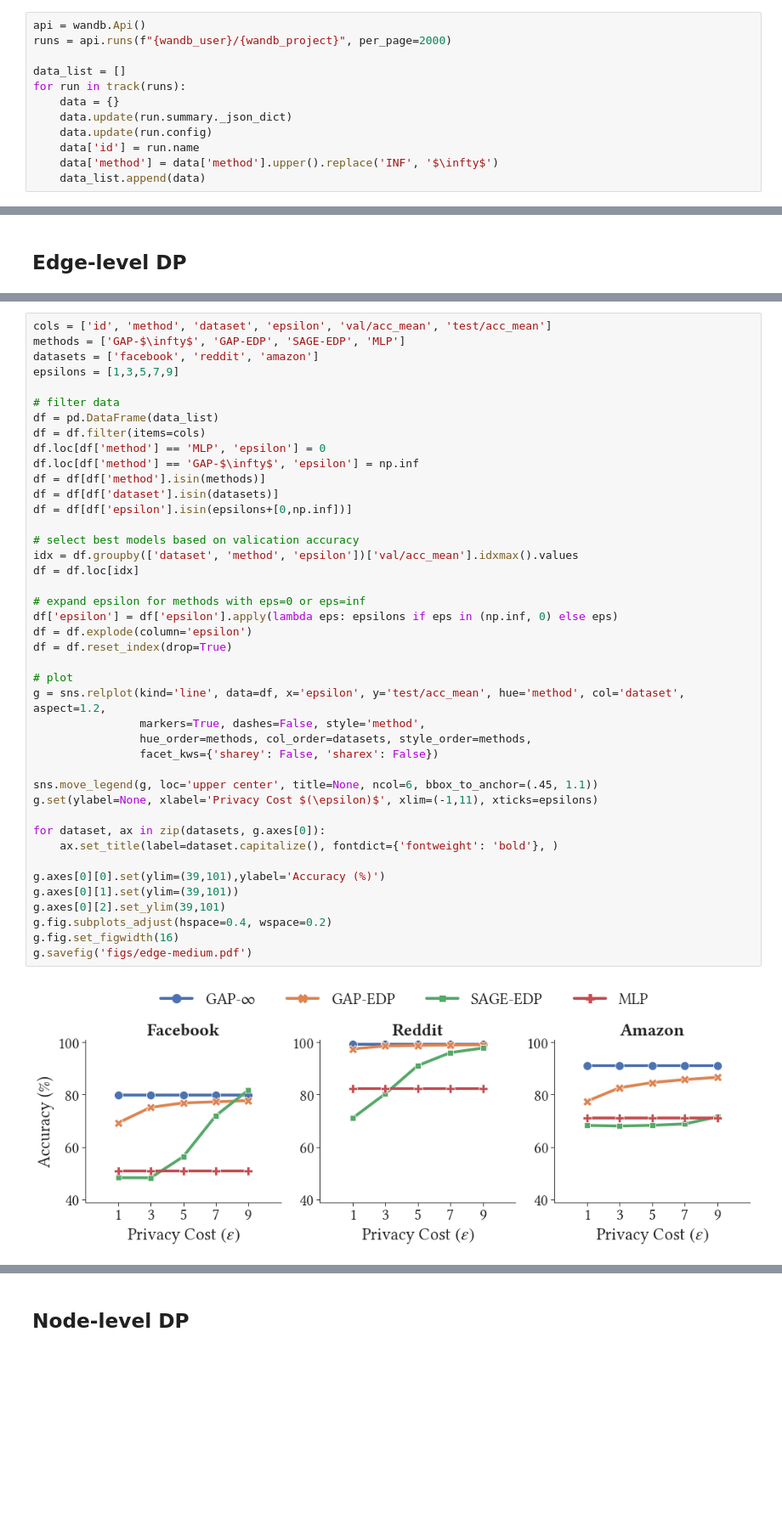
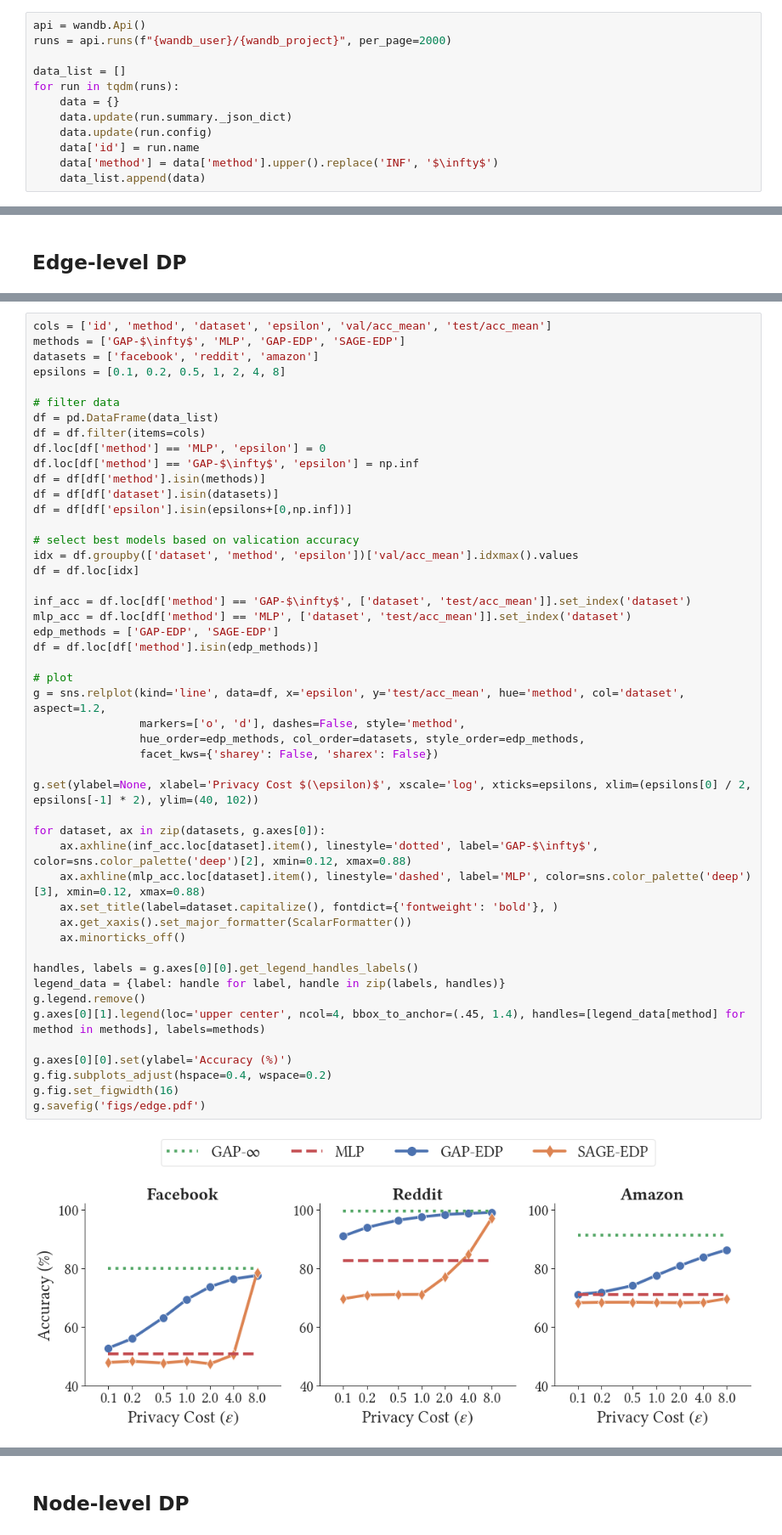
Before and after one commit to sisaman/GAP, a Jupyter notebook: results.ipynb, the cells around one changed output, grey strips where cells are left out. Shown at 85% size. Cells and saved outputs as stored; diff of their text form; blank space fills up the shorter version.

```diff
--- a/results.ipynb
+++ b/results.ipynb
@@ -41,7 +48,7 @@ api = wandb.Api()
 runs = api.runs(f"{wandb_user}/{wandb_project}", per_page=2000)
 
 data_list = []
-for run in track(runs):
+for run in tqdm(runs):
     data = {}
     data.update(run.summary._json_dict)
     data.update(run.config)
@@ -124,44 +140,50 @@ df
 # %%
 cols = ['id', 'method', 'dataset', 'epsilon', 'val/acc_mean', 'test/acc_mean']
-methods = ['GAP-$\infty$', 'GAP-EDP', 'SAGE-EDP', 'MLP']
+methods = ['GAP-$\infty$', 'MLP', 'GAP-EDP', 'SAGE-EDP']
 datasets = ['facebook', 'reddit', 'amazon']
-epsilons = [1,3,5,7,9]
+epsilons = [0.1, 0.2, 0.5, 1, 2, 4, 8]
 
 # filter data
 df = pd.DataFrame(data_list)
 df = df.filter(items=cols)
 df.loc[df['method'] == 'MLP', 'epsilon'] = 0
 df.loc[df['method'] == 'GAP-$\infty$', 'epsilon'] = np.inf
 df = df[df['method'].isin(methods)]
 df = df[df['dataset'].isin(datasets)]
 df = df[df['epsilon'].isin(epsilons+[0,np.inf])]
 
 # select best models based on valication accuracy
 idx = df.groupby(['dataset', 'method', 'epsilon'])['val/acc_mean'].idxmax().values
 df = df.loc[idx]
 
-# expand epsilon for methods with eps=0 or eps=inf
-df['epsilon'] = df['epsilon'].apply(lambda eps: epsilons if eps in (np.inf, 0) else eps)
-df = df.explode(column='epsilon')
-df = df.reset_index(drop=True)
+inf_acc = df.loc[df['method'] == 'GAP-$\infty$', ['dataset', 'test/acc_mean']].set_index('dataset')
+mlp_acc = df.loc[df['method'] == 'MLP', ['dataset', 'test/acc_mean']].set_index('dataset')
+edp_methods = ['GAP-EDP', 'SAGE-EDP']
+df = df.loc[df['method'].isin(edp_methods)]
 
 # plot
 g = sns.relplot(kind='line', data=df, x='epsilon', y='test/acc_mean', hue='method', col='dataset', aspect=1.2,
-                markers=True, dashes=False, style='method',
-                hue_order=methods, col_order=datasets, style_order=methods,
+                markers=['o', 'd'], dashes=False, style='method',
+                hue_order=edp_methods, col_order=datasets, style_order=edp_methods,
                 facet_kws={'sharey': False, 'sharex': False})
 
-sns.move_legend(g, loc='upper center', title=None, ncol=6, bbox_to_anchor=(.45, 1.1))
-g.set(ylabel=None, xlabel='Privacy Cost $(\epsilon)$', xlim=(-1,11), xticks=epsilons)
+g.set(ylabel=None, xlabel='Privacy Cost $(\epsilon)$', xscale='log', xticks=epsilons, xlim=(epsilons[0] / 2, epsilons[-1] * 2), ylim=(40, 102))
 
 for dataset, ax in zip(datasets, g.axes[0]):
+    ax.axhline(inf_acc.loc[dataset].item(), linestyle='dotted', label='GAP-$\infty$', color=sns.color_palette('deep')[2], xmin=0.12, xmax=0.88)
+    ax.axhline(mlp_acc.loc[dataset].item(), linestyle='dashed', label='MLP', color=sns.color_palette('deep')[3], xmin=0.12, xmax=0.88)
     ax.set_title(label=dataset.capitalize(), fontdict={'fontweight': 'bold'}, )
+    ax.get_xaxis().set_major_formatter(ScalarFormatter())
+    ax.minorticks_off()
 
-g.axes[0][0].set(ylim=(39,101),ylabel='Accuracy (%)')
-g.axes[0][1].set(ylim=(39,101))
-g.axes[0][2].set_ylim(39,101)
+handles, labels = g.axes[0][0].get_legend_handles_labels()
+legend_data = {label: handle for label, handle in zip(labels, handles)}
+g.legend.remove()
+g.axes[0][1].legend(loc='upper center', ncol=4, bbox_to_anchor=(.45, 1.4), handles=[legend_data[method] for method in methods], labels=methods)
+
+g.axes[0][0].set(ylabel='Accuracy (%)')
 g.fig.subplots_adjust(hspace=0.4, wspace=0.2)
 g.fig.set_figwidth(16)
-g.savefig('figs/edge-medium.pdf')
+g.savefig('figs/edge.pdf')
 # %% [output]
-[figure, old version]
+[figure, new version]
```
Also changed, not shown: parts of 18 cells of this notebook.
